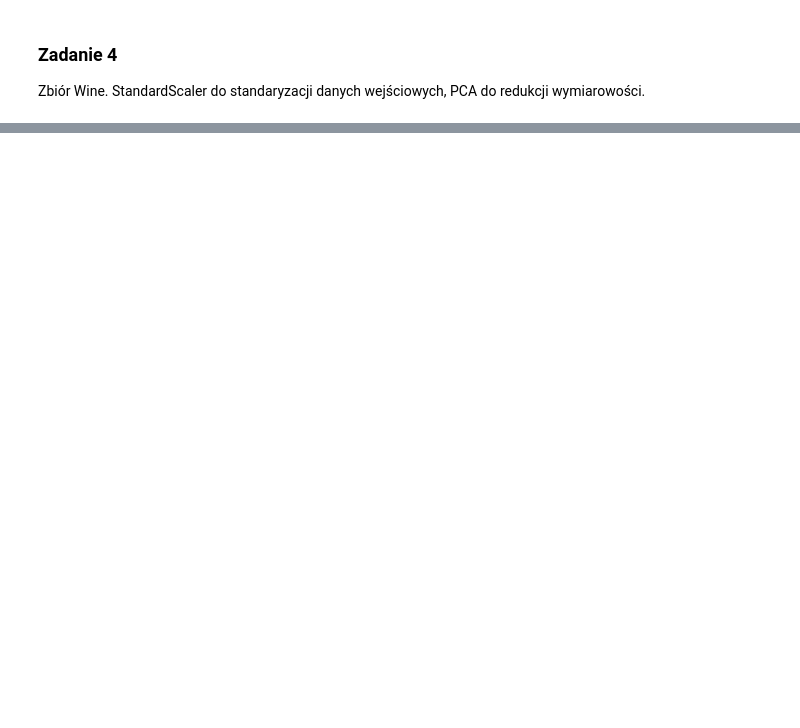
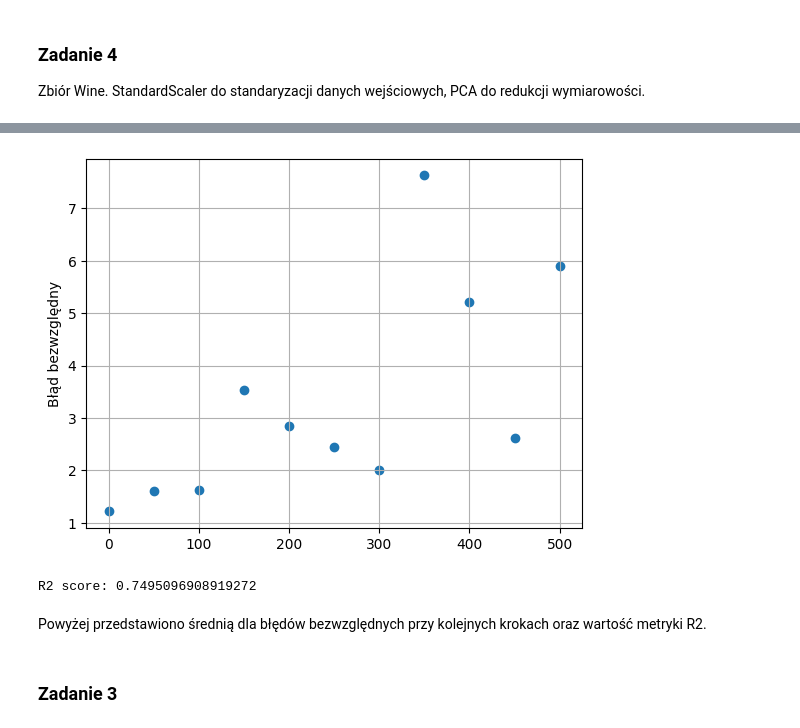
Before and after one commit to FilipKatulski/machine-learning, a Jupyter notebook: LAB5/lab5.ipynb, the cells around one changed output, grey strips where cells are left out. Saved outputs shown, nothing was run; the diff lists cells and outputs as text; code cells hidden in the pictures; blank space fills up the shorter version.

Commit message:
Finished solution for naive bayesian classifier, initial linear bayesian regression.

```diff
--- a/LAB5/lab5.ipynb
+++ b/LAB5/lab5.ipynb
@@ -114,0 +243,3 @@ from sklearn.decomposition import PCA
+# %%
+boston_df = load_boston()
+boston_df
@@ -114,0 +264,17 @@ from sklearn.decomposition import PCA
+# %%
+boston_data = boston_df['data']
+boston_target = boston_df['target']
+num_features = len(boston_data[0])
+# %%
+blr = BayesianLinearRegression(n_features=num_features, alpha=0.3, beta=1.0)
+errors = []
+predictions = []
+
+for i in range(len(boston_data)):
+    blr.learn(x=np.array([boston_data[i]]), y=np.array([boston_target[i]]))
+    prediciton = blr.predict(boston_data[i]).mean()
+    predictions.append(prediciton)
+    actual = boston_target[i]
+    # fabs returns absolute value
+    errors.append(fabs(prediciton - actual))
+    print("|Iteration: {0}\n prediction: {1}\n error: {2}".format(i, prediciton, fabs(prediciton - actual)))
@@ -114,0 +299,27 @@ from sklearn.decomposition import PCA
+# %%
+# by ustalić krok na 50k
+step = 50
+errors_mean = []
+actual = []
+
+for err in errors:
+  actual.append(err)
+  if len(actual) == step:
+    errors_mean.append(sum(actual)/len(actual))
+    actual = []
+
+errors_mean.append(sum(actual)/len(actual))
+
+plt.scatter(range(0, len(boston_data), step), errors_mean)
+plt.ylabel("Błąd bezwzględny")
+plt.grid()
+plt.show()
+
+print("R2 score:",r2_score(boston_target, predictions))
+# %% [output]
+[figure, added]
+R2 score: 0.7495096908919272
+# %% [markdown]
+Powyżej przedstawiono średnią dla błędów bezwzględnych przy kolejnych krokach oraz wartość metryki R2.
+# %% [markdown]
+### Zadanie 3
```
Also changed, not shown: parts of 24 cells of this notebook, 1 other file.
